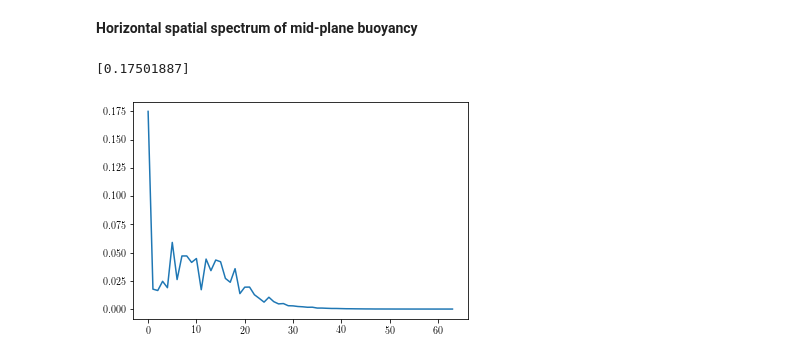
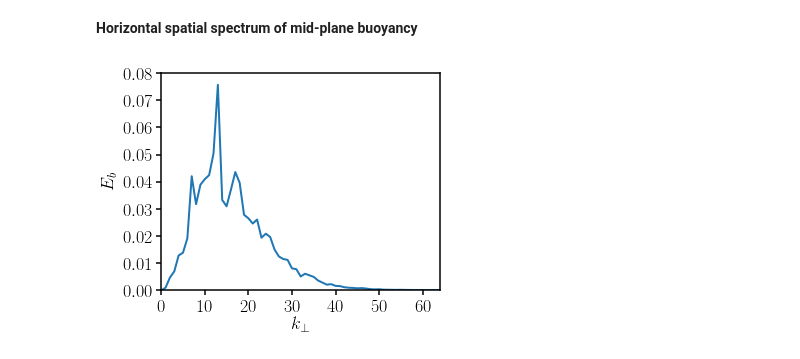
Before and after one commit to benmcdermott/MCwave, a Jupyter notebook: initial_conditions.ipynb, the cells around one changed output. Cells and saved outputs as stored; diff of their text form; code cells hidden in the pictures.

```diff
--- a/initial_conditions.ipynb
+++ b/initial_conditions.ipynb
@@ -118,10 +128,11 @@ def scalar_spec2d(s,nx):
     s_hat = factor*s_hat[0:ind,0:ind]                   # normalise and cut
 
     kmag = np.zeros((ind,ind))
+    E = np.zeros((ind,ind))
     for i in range(ind):
         for j in range(ind):
             kmag[i,j] = np.sqrt(k[i]**2 + k[j]**2)
-            E = np.pi*kmag[i,j]*s_hat*np.conj(s_hat)
+            E[i,j] = np.pi*kmag[i,j]*s_hat[i,j]*np.conj(s_hat[i,j])
 
     # sort E by increasing order of k
     kflat = np.ndarray.flatten(kmag)
@@ -141,8 +152,16 @@ def scalar_spec2d(s,nx):
     return k, spec
 
 k, spec = scalar_spec2d(b0,nx)
-plt.plot(k,spec)
-print(spec[0])
-# %% [output]
-[0.17501887]
-[figure, removed]
+# %%
+plt.figure(figsize=[5,4])
+plt.plot(k,spec)
+ax=plt.gca()
+plt.xlabel(r'$k_{\perp}$', fontsize=18) ;
+plt.ylabel(r'$E_b$', fontsize=18) ;
+plt.setp(ax.get_xticklabels(), fontsize=18) ;
+plt.setp(ax.get_yticklabels(), fontsize=18) ;
+ax.set_xlim([0,nx/4]) ;
+ax.set_ylim([0,0.08]) ;
+plt.savefig(path+'cloud_ic_spec.pdf', dpi=600, bbox_inches='tight')
+# %% [output]
+[figure, added]
```
Also changed, not shown: parts of 5 cells of this notebook, 1 other file.
